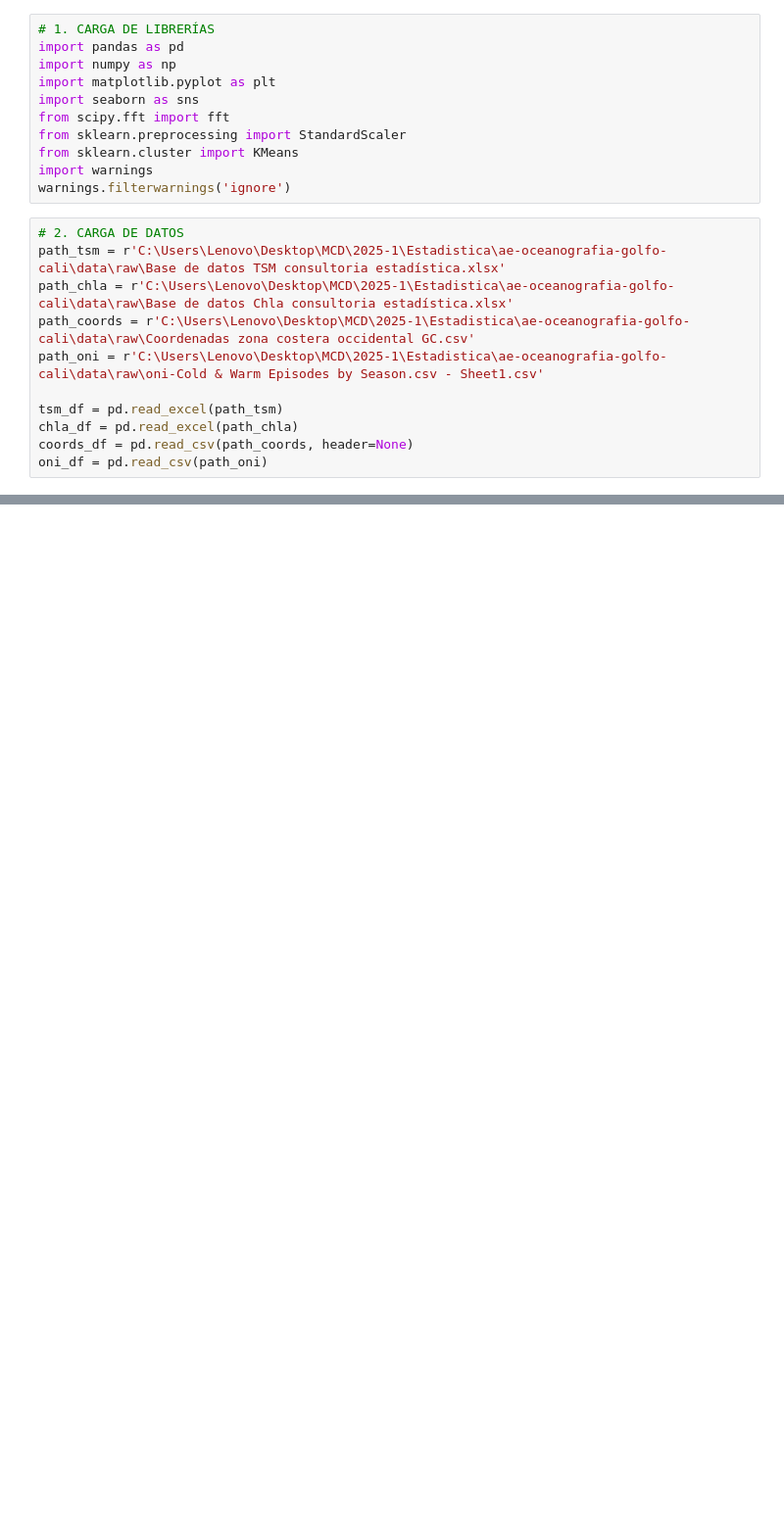
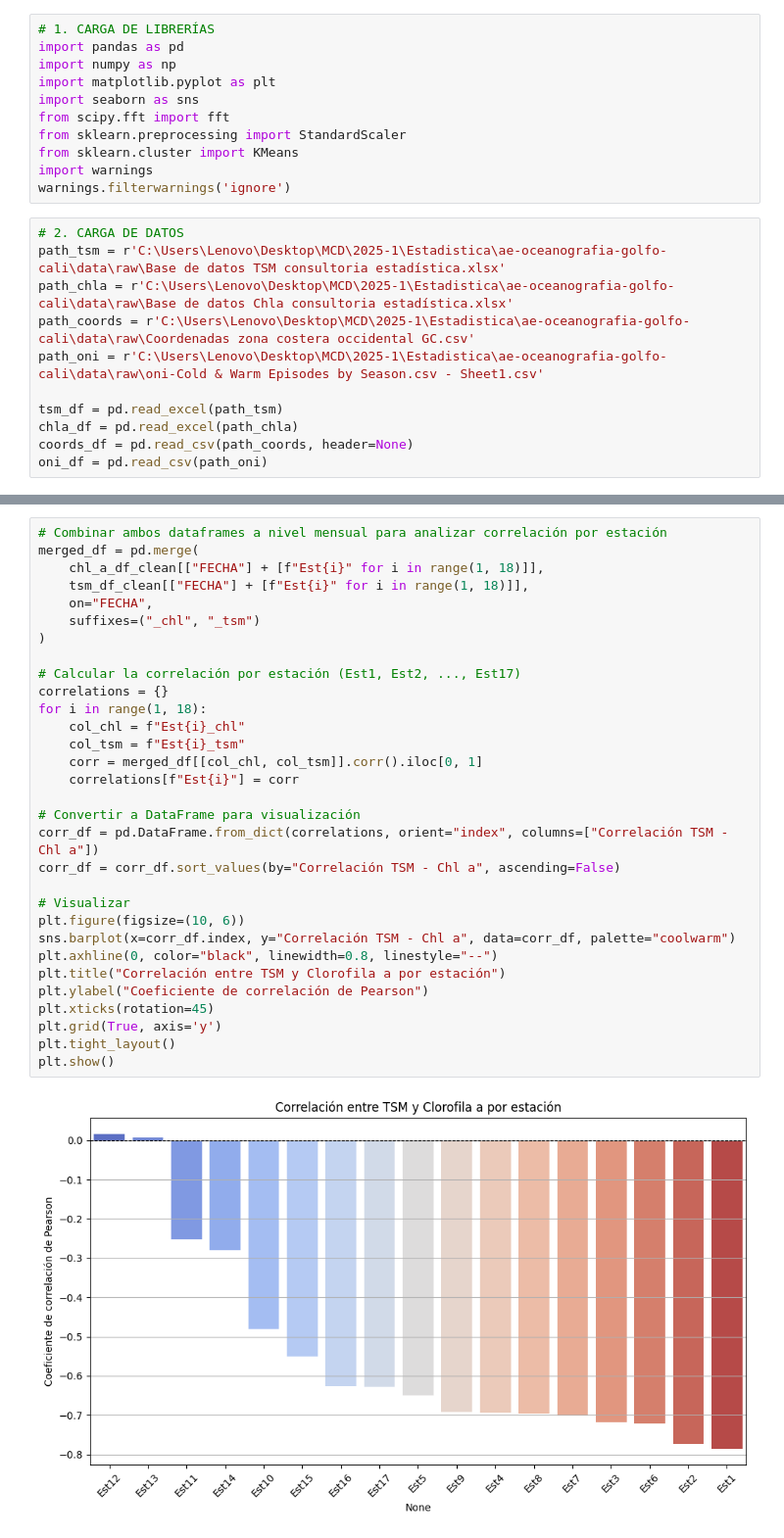
Before and after one commit to tukey-stans/ae-oceanografia-golfo-cali, a Jupyter notebook: notebooks/AABR/AABR_Clustering.ipynb, the cells around one changed output, grey strips where cells are left out. Shown at 98% size. Saved outputs shown, nothing was run; the diff lists cells and outputs as text; blank space fills up the shorter version.

```diff
--- a/notebooks/AABR/AABR_Clustering.ipynb
+++ b/notebooks/AABR/AABR_Clustering.ipynb
@@ -168,0 +154,33 @@ plt.show()
+# %%
+# Combinar ambos dataframes a nivel mensual para analizar correlación por estación
+merged_df = pd.merge(
+    chl_a_df_clean[["FECHA"] + [f"Est{i}" for i in range(1, 18)]],
+    tsm_df_clean[["FECHA"] + [f"Est{i}" for i in range(1, 18)]],
+    on="FECHA",
+    suffixes=("_chl", "_tsm")
+)
+
+# Calcular la correlación por estación (Est1, Est2, ..., Est17)
+correlations = {}
+for i in range(1, 18):
+    col_chl = f"Est{i}_chl"
+    col_tsm = f"Est{i}_tsm"
+    corr = merged_df[[col_chl, col_tsm]].corr().iloc[0, 1]
+    correlations[f"Est{i}"] = corr
+
+# Convertir a DataFrame para visualización
+corr_df = pd.DataFrame.from_dict(correlations, orient="index", columns=["Correlación TSM - Chl a"])
+corr_df = corr_df.sort_values(by="Correlación TSM - Chl a", ascending=False)
+
+# Visualizar
+plt.figure(figsize=(10, 6))
+sns.barplot(x=corr_df.index, y="Correlación TSM - Chl a", data=corr_df, palette="coolwarm")
+plt.axhline(0, color="black", linewidth=0.8, linestyle="--")
+plt.title("Correlación entre TSM y Clorofila a por estación")
+plt.ylabel("Coeficiente de correlación de Pearson")
+plt.xticks(rotation=45)
+plt.grid(True, axis='y')
+plt.tight_layout()
+plt.show()
+# %% [output]
+[figure, added]
```
Also changed, not shown: parts of 19 cells of this notebook.
